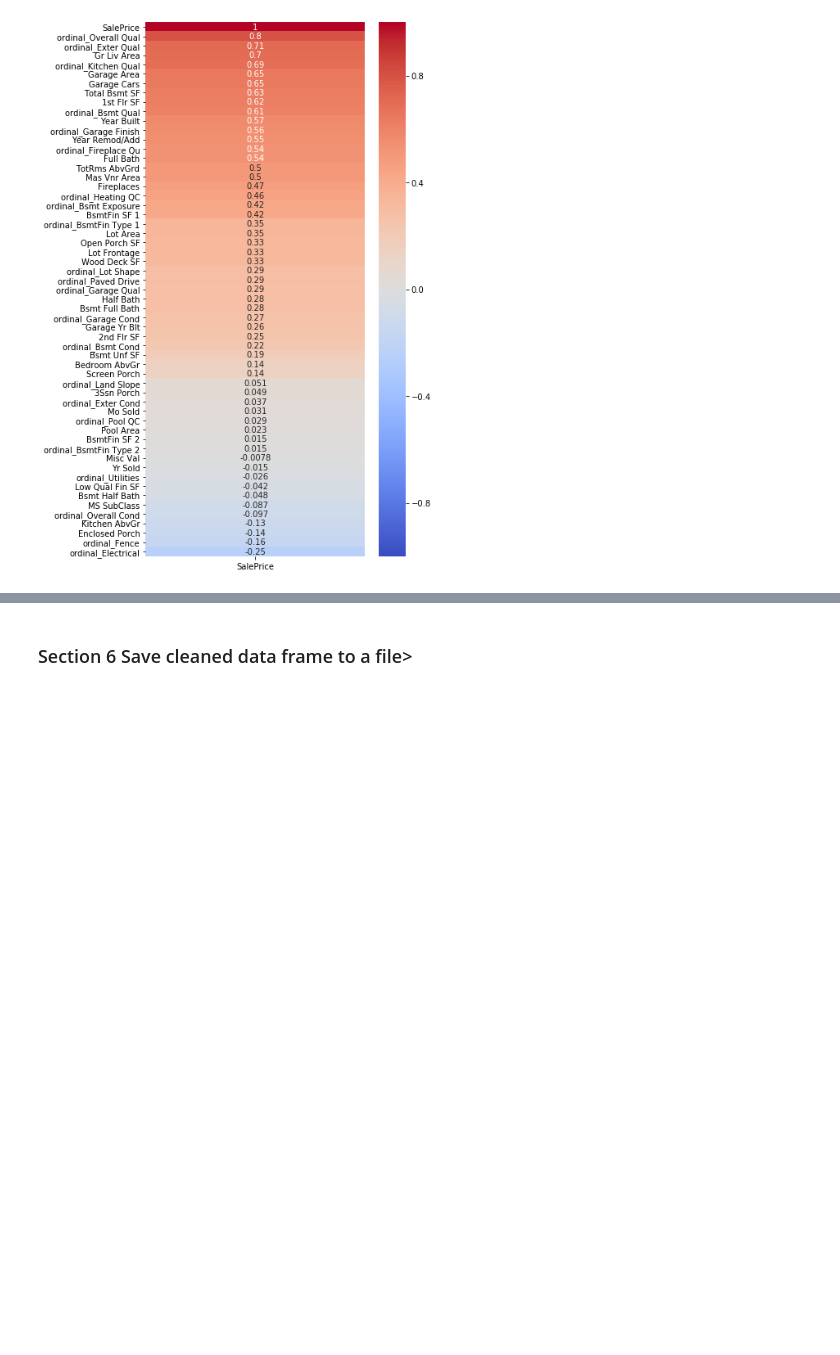
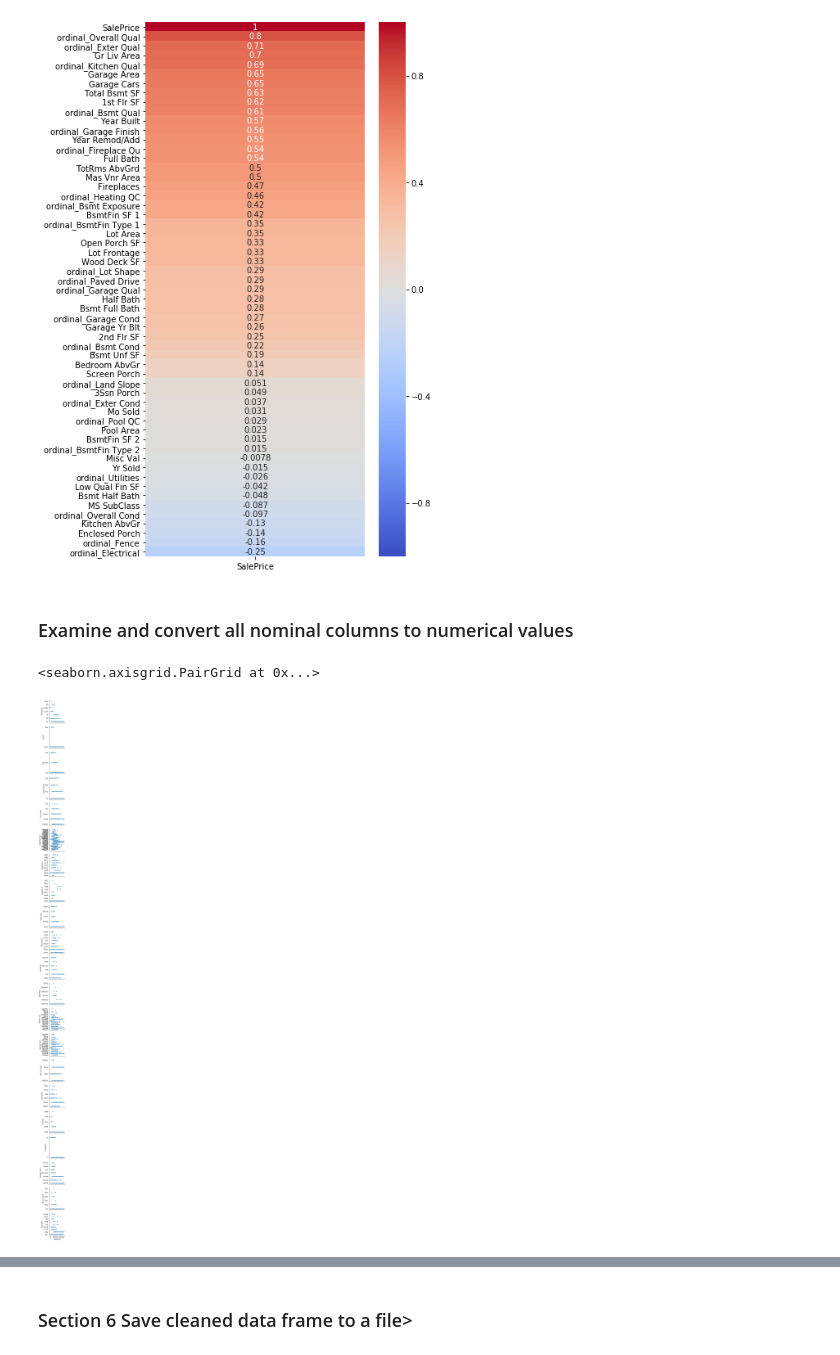
Before and after one commit to meghazavar/predict-_home_prices_regression, a Jupyter notebook: code/03_Preprocessing_and_Feature_Engineering.ipynb, the cells around one changed output, grey strips where cells are left out. Drawn from its saved outputs; the diff is of its cells as text; code cells hidden in the pictures; blank space fills up the shorter version.

```diff
--- a/code/03_Preprocessing_and_Feature_Engineering.ipynb
+++ b/code/03_Preprocessing_and_Feature_Engineering.ipynb
@@ -24,4 +42,7 @@ dtype: float64
 # %%
+#converts the ordinal column data from string to an ordered list of specified integers
+#a new column is created with the prefix 'ordinal'
+
 def create_ordinal_columns(df):
     #Lot Shape
     dict = {'Reg':0,'IR1':1 ,'IR2':2,'IR3':3 }
@@ -34,8 +55,6 @@ def create_ordinal_columns(df):
     #Land Slope
     dict = {'Gtl':0,'Mod':1 ,'Sev':2 }
     df['ordinal_Land Slope'] = df['ord_Land Slope'].map(dict)
-    #Overall Cond
-    #Overall Qual
 
     #Exter Qual ,Exter Cond ,smt Qual, Bsmt Cond, Heating QC, Kitchen Qual,Garage Qual,Garage Cond
     #Pool QC
@@ -51,7 +70,6 @@ def create_ordinal_columns(df):
     df['ordinal_Garage Cond'] = df['ord_Garage Cond'].map(dict)
     df['ordinal_Pool QC'] = df['ord_Pool QC'].map(dict)
 
-
     #Bsmt Exposure
     dict = {'N_A':0,'No':1 ,'Mn':2,'Av':3,'Gd':4 }
     df['ordinal_Bsmt Exposure'] = df['ord_Bsmt Exposure'].map(dict)
@@ -61,9 +79,8 @@ def create_ordinal_columns(df):
     df['ordinal_BsmtFin Type 1'] = df['ord_BsmtFin Type 1'].map(dict)
     df['ordinal_BsmtFin Type 2'] = df['ord_BsmtFin Type 2'].map(dict)
 
-
     #Electrical
-    dict = {'SBrkr':0,'FuseP':'1','FuseA':2 ,'FuseF':3,'Mix':4 }
+    dict = {'SBrkr':0,'FuseP':1,'FuseA':2 ,'FuseF':3,'Mix':4 }
     df['ordinal_Electrical'] = df['ord_Electrical'].map(dict)
     #
 
@@ -87,3 +104,12 @@ def create_ordinal_columns(df):
         'ord_Overall Cond': 'ordinal_Overall Cond',
                 'ord_Overall Qual': 'ordinal_Overall Qual',
     },inplace =True)
+
+create_ordinal_columns(train_cleaned_df) # ordinal-numeric for  training data
+create_ordinal_columns(test_cleaned_df) # ordinal to numeric for test data
+
+# Dropping the old categorical columns with data type Object
+old_ord_columns = train_cleaned_df.columns[train_cleaned_df.columns.str.startswith('ord_')]
+train_cleaned_df.drop(columns =old_ord_columns ,inplace=True)
+#Making sure that all the columns have numeric datatype
+train_cleaned_df[train_cleaned_df.columns[train_cleaned_df.columns.str.startswith('ordinal')]].dtypes
@@ -213,6 +166,0 @@ test_cleaned_df['ordinal_Garage Qual'].isnull().sum()
-# %%
-#train_cleaned_df['ordinal_Bsmt Exposure'] =train_cleaned_df['ordinal_Bsmt Exposure'].astype('int32')
-#train_cleaned_df['ordinal_BsmtFin Type 1'] =train_cleaned_df['ordinal_BsmtFin Type 1'].astype('int32')
-#train_cleaned_df['ordinal_BsmtFin Type 2'] =train_cleaned_df['ordinal_BsmtFin Type 2'].astype('int32')
-#train_cleaned_df['ordinal_Fence'] =train_cleaned_df['ordinal_Fence'].astype('int32')
-train_cleaned_df['ordinal_Electrical'] =train_cleaned_df['ordinal_Electrical'].astype('int64')
@@ -223,3 +173,12 @@ train_cleaned_df['ordinal_Electrical'] =train_cleaned_df['ordinal_Electrical'].a
 # %% [output]
 <matplotlib.axes._subplots.AxesSubplot at 0x...>
 [figure]
+# %% [markdown]
+###  Examine and convert all nominal columns to numerical values
+# %%
+cols_nominal =['MS Zoning','Street','Alley','Land Contour','Lot Config','Neighborhood','Condition 1','Condition 2','Bldg Type','House Style','Roof Style','Roof Matl','Exterior 1st','Exterior 2nd','Mas Vnr Type','Foundation','Heating','Central Air','Garage Type','Misc Feature','Sale Type']
+# %%
+sns.pairplot(train_cleaned_df,x_vars =['SalePrice'],y_vars =cols_nominal)
+# %% [output]
+<seaborn.axisgrid.PairGrid at 0x...>
+[figure, added]
```
Also changed, not shown: parts of 26 cells of this notebook, 7 other files.
